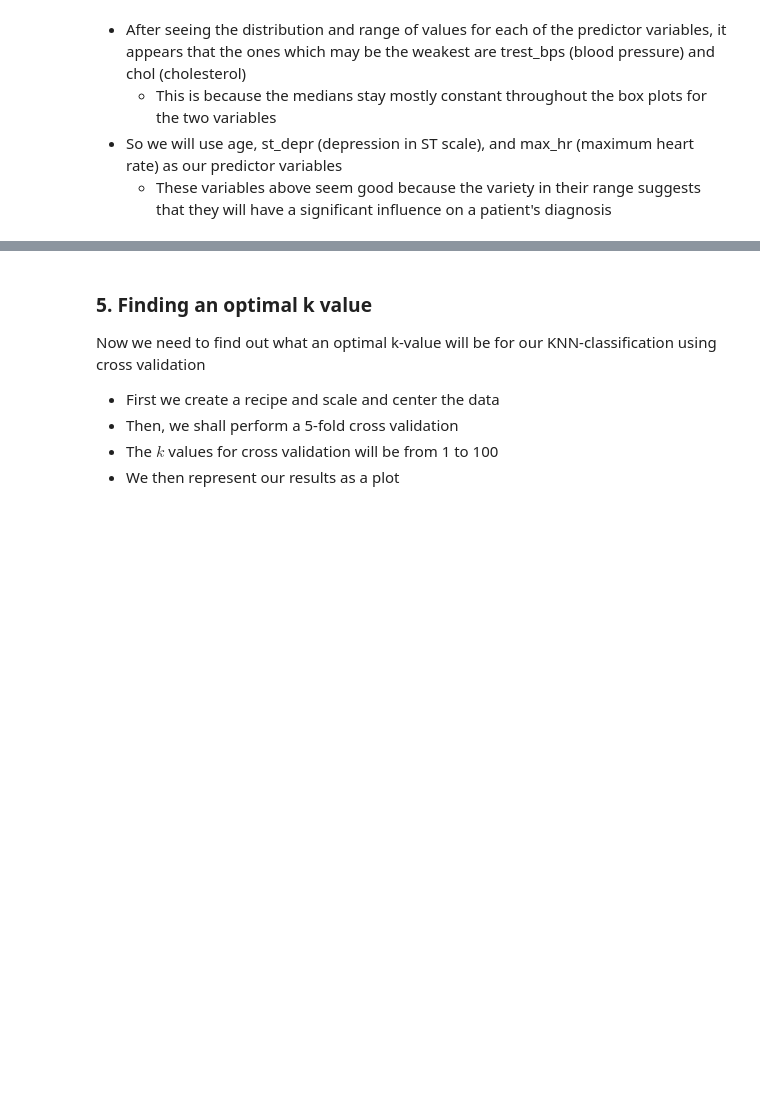
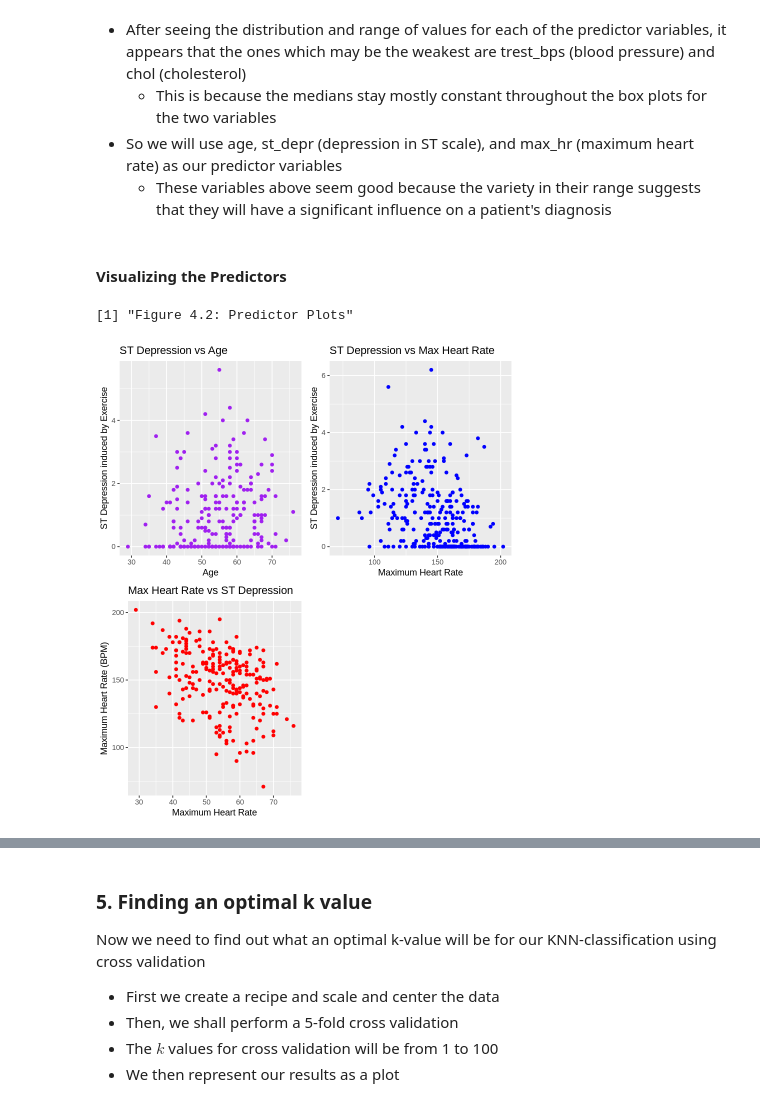
Before and after one commit to davidtheophine/dsci100-project, a Jupyter notebook: heart_disease_proposal.ipynb, the cells around one changed output, grey strips where cells are left out. Cells and saved outputs as stored; diff of their text form; code cells hidden in the pictures; blank space fills up the shorter version.

Commit message:
added figure labels and visualization for predictor relationships

```diff
--- a/heart_disease_proposal.ipynb
+++ b/heart_disease_proposal.ipynb
@@ -277,3 +292,33 @@ visualize
     *   This is because the medians stay mostly constant throughout the box plots for the two variables
 * So we will use age, st_depr (depression in ST scale), and max_hr (maximum heart rate) as our predictor variables
     * These variables above seem good because the variety in their range suggests that they will have a significant influence on a patient's diagnosis
+# %% [markdown]
+#### Visualizing the Predictors
+# %%
+options(repr.plot.height = 8, repr.plot.width = 7)
+
+st_depr_vs_age <- heart_training |>
+    ggplot(aes(x = age, y = st_depr)) +
+    geom_point(colour = "purple") +
+    labs(title = "ST Depression vs Age",
+        x = "Age", y = "ST Depression induced by Exercise")
+
+max_hr_vs_depr <- heart_disease |>
+    ggplot(aes(x = max_hr, y = st_depr)) +
+    geom_point(colour = "blue") +
+    labs(title = "ST Depression vs Max Heart Rate",
+        x = "Maximum Heart Rate", y = "ST Depression induced by Exercise")
+
+
+max_hr_vs_age <- heart_training |>
+    ggplot(aes(x = age, y = max_hr)) +
+    geom_point(colour = "red") +
+    labs(title = "Max Heart Rate vs ST Depression",
+        x = "Maximum Heart Rate", y = "Maximum Heart Rate (BPM)")
+
+print("Figure 4.2: Predictor Plots")
+predictor_plots <- plot_grid(st_depr_vs_age, max_hr_vs_depr, max_hr_vs_age)
+predictor_plots
+# %% [output]
+[1] "Figure 4.2: Predictor Plots"
+[figure, added]
```
Also changed, not shown: parts of 15 cells of this notebook.
